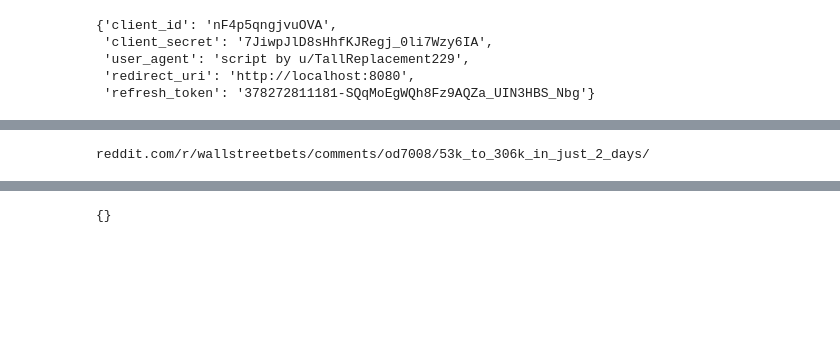
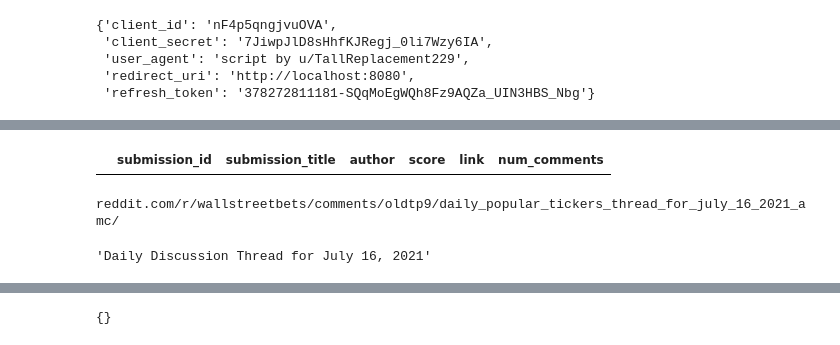
Before and after one commit to nikitaizmailov/reddit_wsb_visualiser, a Jupyter notebook: final_main.ipynb, the cells around one changed output, grey strips where cells are left out. Cells and saved outputs as stored; diff of their text form; code cells hidden in the pictures; blank space fills up the shorter version.

```diff
--- a/final_main.ipynb
+++ b/final_main.ipynb
@@ -108,9 +125,18 @@ df
+# %%
+# Filtering submission titles of the df for the pattern asked
+pattern2 = r'($)?[vV][iI][aA][cC](om|omCBS|CBS)?'
+
+df_filtered = df.copy(deep=True)
+df_filtered = df_filtered.loc[df_filtered['submission_title'].str.contains(pat=pattern2, regex=True, case=False)].reset_index(drop=True)
+df_filtered
+# %% [output]
+|  | submission_id | submission_title | author | score | link | num_comments |
 # %%
 # Cell for selecting a specific reddit submission
-reddit_link = df['link'][8]
+reddit_link = df['link'][1]
 print(reddit_link)
 # %% [output]
-reddit.com/r/wallstreetbets/comments/od7008/53k_to_306k_in_just_2_days/
+reddit.com/r/wallstreetbets/comments/oldtp9/daily_popular_tickers_thread_for_july_16_2021_amc/
 # %%
 # Creating a Dataframe to store comments from the above dataframe with their respective submission_id
 # temporary storage of submission_ids
@@ -118,6 +144,12 @@ dict_subm = {}
 list_of_subm_ids = df['submission_id'].tolist()
 # Selecting for now only comments from the first submission
 list_of_subm_ids = list_of_subm_ids[0]
+
+# Get title of this submission id
+title_submission = reddit.submission(id=list_of_subm_ids).title
+title_submission
+# %% [output]
+'Daily Discussion Thread for July 16, 2021'
 # %%
 ##  Function to extract comments from a submission and store it in the dictionary
 def comments_to_submission_id_mapping(dict_subm, sub_id):
```
Also changed, not shown: parts of 71 cells of this notebook, 1 other file.
